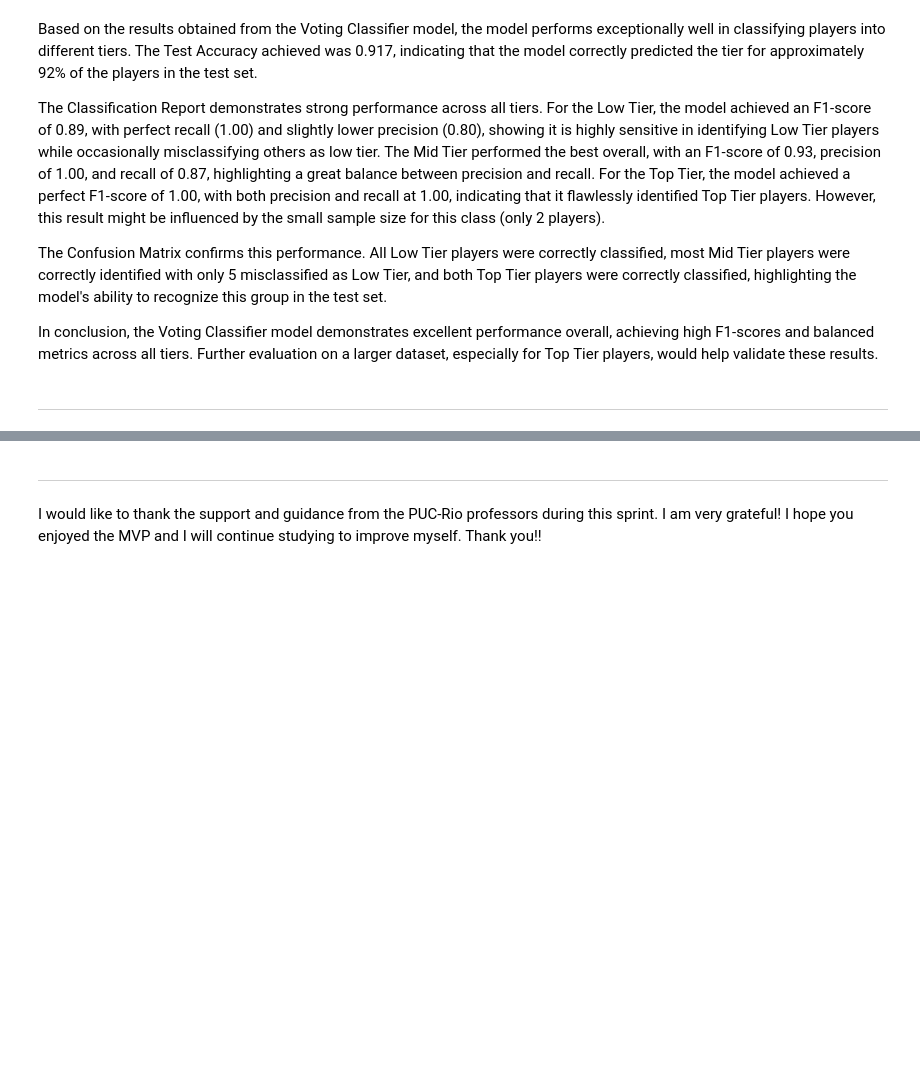
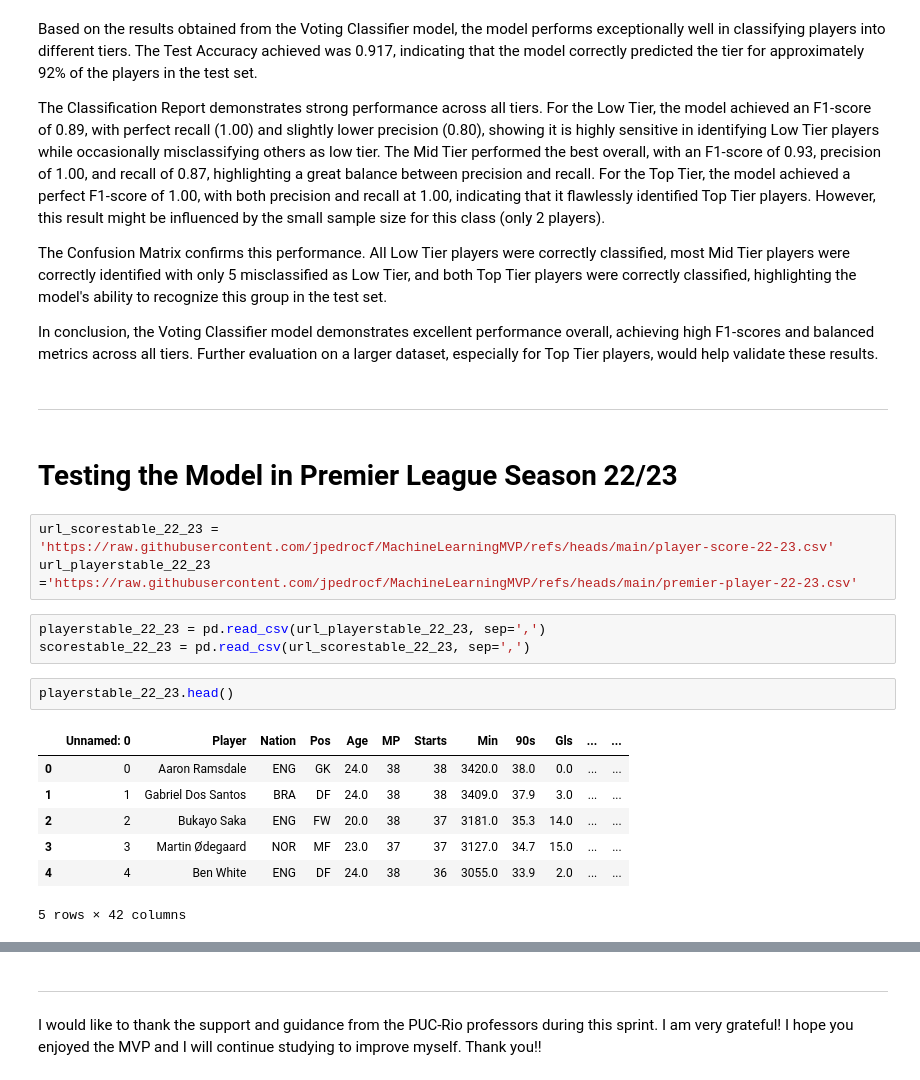
Before and after one commit to jpedrocf/MachineLearningMVP, a Jupyter notebook: PremierLeagueMVP.ipynb, the cells around one changed output, grey strips where cells are left out. Saved outputs shown, nothing was run; the diff lists cells and outputs as text; blank space fills up the shorter version.

```diff
--- a/PremierLeagueMVP.ipynb
+++ b/PremierLeagueMVP.ipynb
@@ -1215,3 +1215,21 @@ In conclusion, the Voting Classifier model demonstrates excellent performance ov
 
 
 ---
+# %% [markdown]
+# Testing the Model in Premier League Season 22/23
+# %%
+url_scorestable_22_23 = 'https://raw.githubusercontent.com/jpedrocf/MachineLearningMVP/refs/heads/main/player-score-22-23.csv'
+url_playerstable_22_23 ='https://raw.githubusercontent.com/jpedrocf/MachineLearningMVP/refs/heads/main/premier-player-22-23.csv'
+# %%
+playerstable_22_23 = pd.read_csv(url_playerstable_22_23, sep=',')
+scorestable_22_23 = pd.read_csv(url_scorestable_22_23, sep=',')
+# %%
+playerstable_22_23.head()
+# %% [output]
+|  | Unnamed: 0 | Player | Nation | Pos | Age | MP | Starts | Min | 90s | Gls | ... | ... |
+| 0 | 0 | Aaron Ramsdale | ENG | GK | 24.0 | 38 | 38 | 3420.0 | 38.0 | 0.0 | ... | ... |
+| 1 | 1 | Gabriel Dos Santos | BRA | DF | 24.0 | 38 | 38 | 3409.0 | 37.9 | 3.0 | ... | ... |
+| 2 | 2 | Bukayo Saka | ENG | FW | 20.0 | 38 | 37 | 3181.0 | 35.3 | 14.0 | ... | ... |
+| 3 | 3 | Martin Ødegaard | NOR | MF | 23.0 | 37 | 37 | 3127.0 | 34.7 | 15.0 | ... | ... |
+| 4 | 4 | Ben White | ENG | DF | 24.0 | 38 | 36 | 3055.0 | 33.9 | 2.0 | ... | ... |
+5 rows × 42 columns
```
Also changed, not shown: parts of 29 cells of this notebook.
